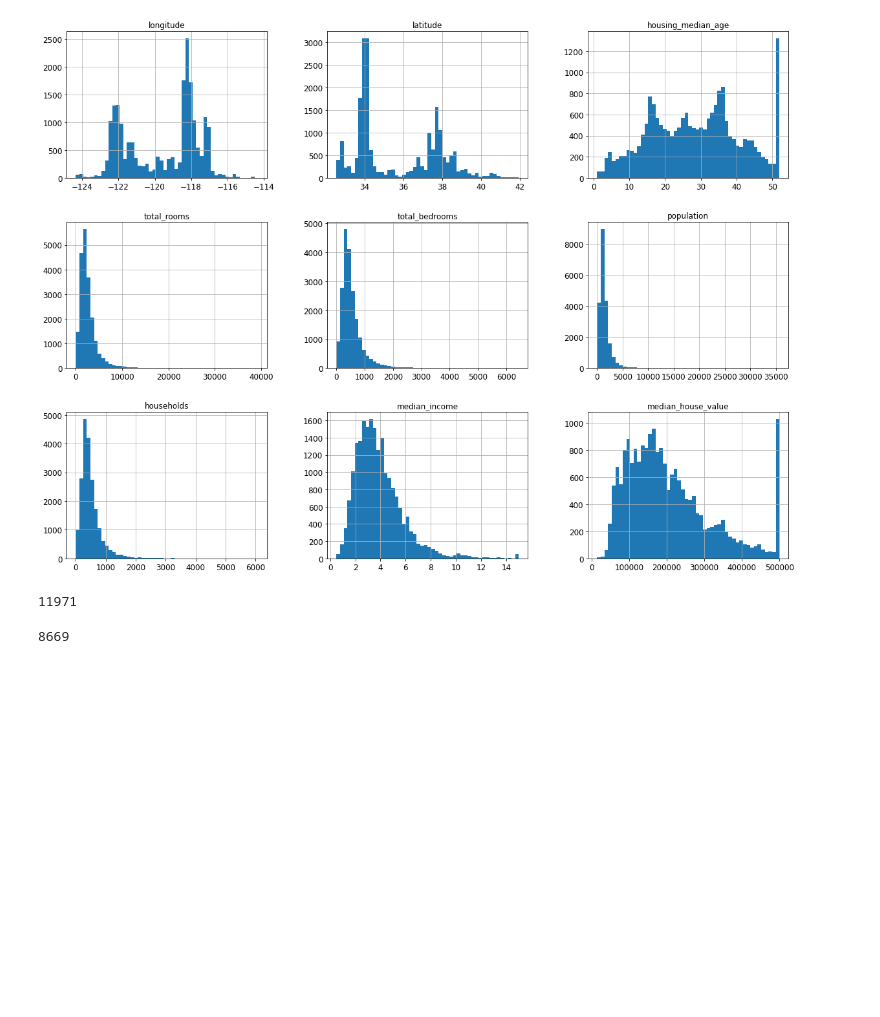
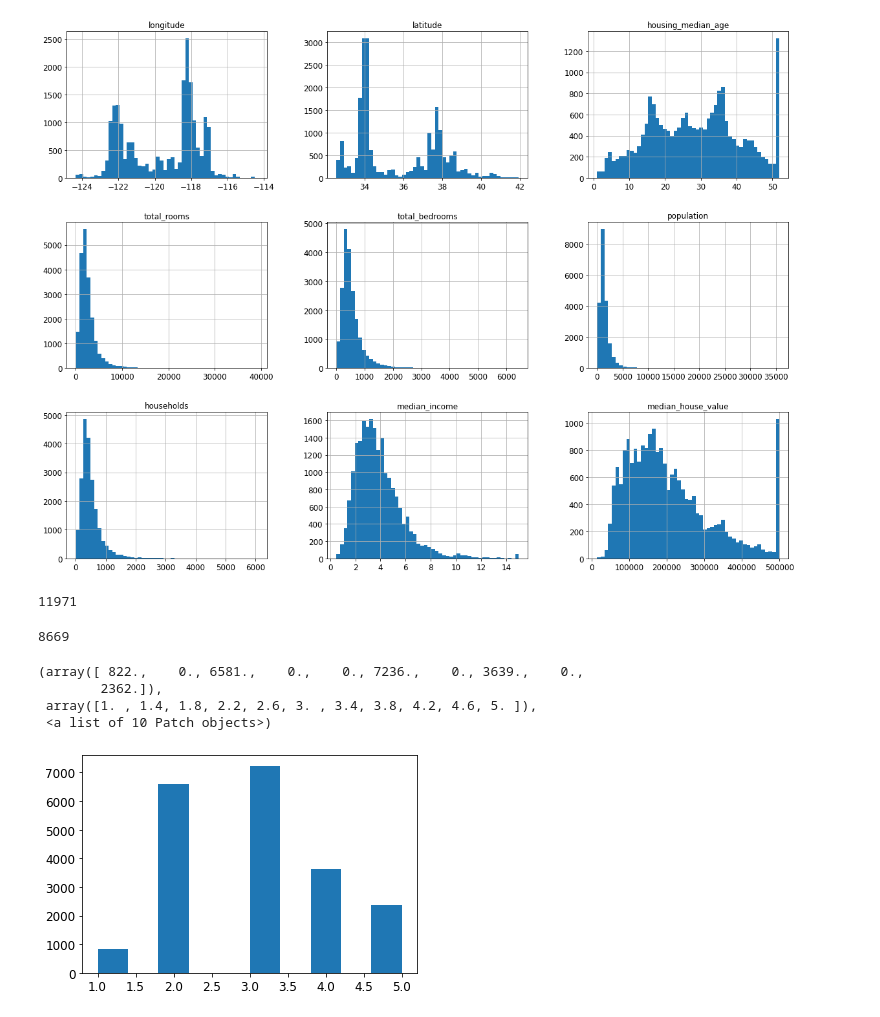
Before and after one commit to akshitgupta29/Hands-On-Machine-Learning, a Jupyter notebook: Chapter_2_end_to_end_machine_learning_project.ipynb, the cells around one changed output. Drawn from its saved outputs; the diff is of its cells as text; code cells hidden in the pictures; blank space fills up the shorter version.

```diff
--- a/Chapter_2_end_to_end_machine_learning_project.ipynb
+++ b/Chapter_2_end_to_end_machine_learning_project.ipynb
@@ -147,3 +147,13 @@ len(train_data)
 len(test_data)
 # %% [output]
 8669
+# %%
+data['income_cat'] = pd.cut(data['median_income'], bins = [0,1.5,3,4.5,6,np.inf], labels = [1,2,3,4,5])
+# %%
+plt.hist(data['income_cat'])
+# %% [output]
+(array([ 822.,    0., 6581.,    0.,    0., 7236.,    0., 3639.,    0.,
+        2362.]),
+ array([1. , 1.4, 1.8, 2.2, 2.6, 3. , 3.4, 3.8, 4.2, 4.6, 5. ]),
+ <a list of 10 Patch objects>)
+[figure, added]
```
Also changed, not shown: parts of 14 cells of this notebook.
